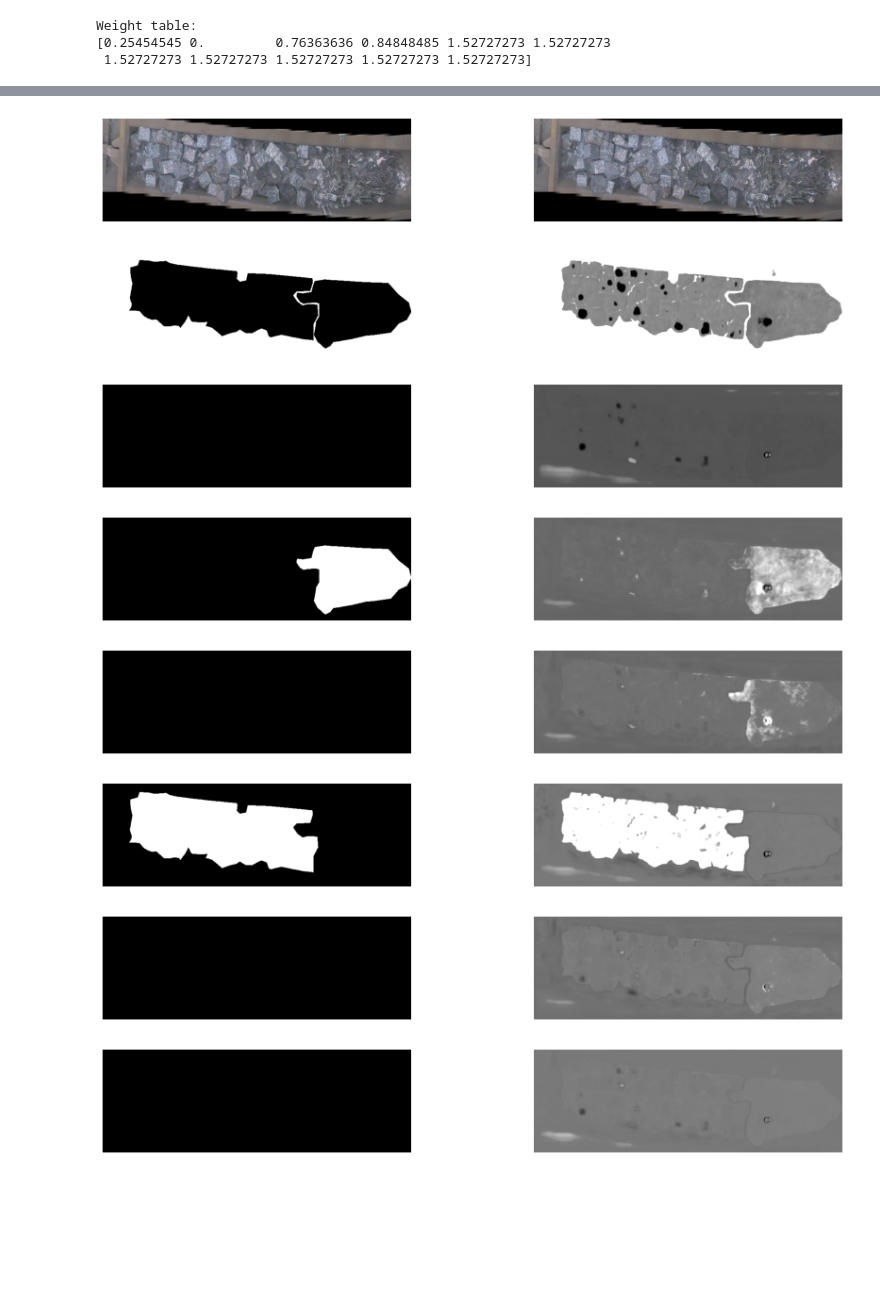
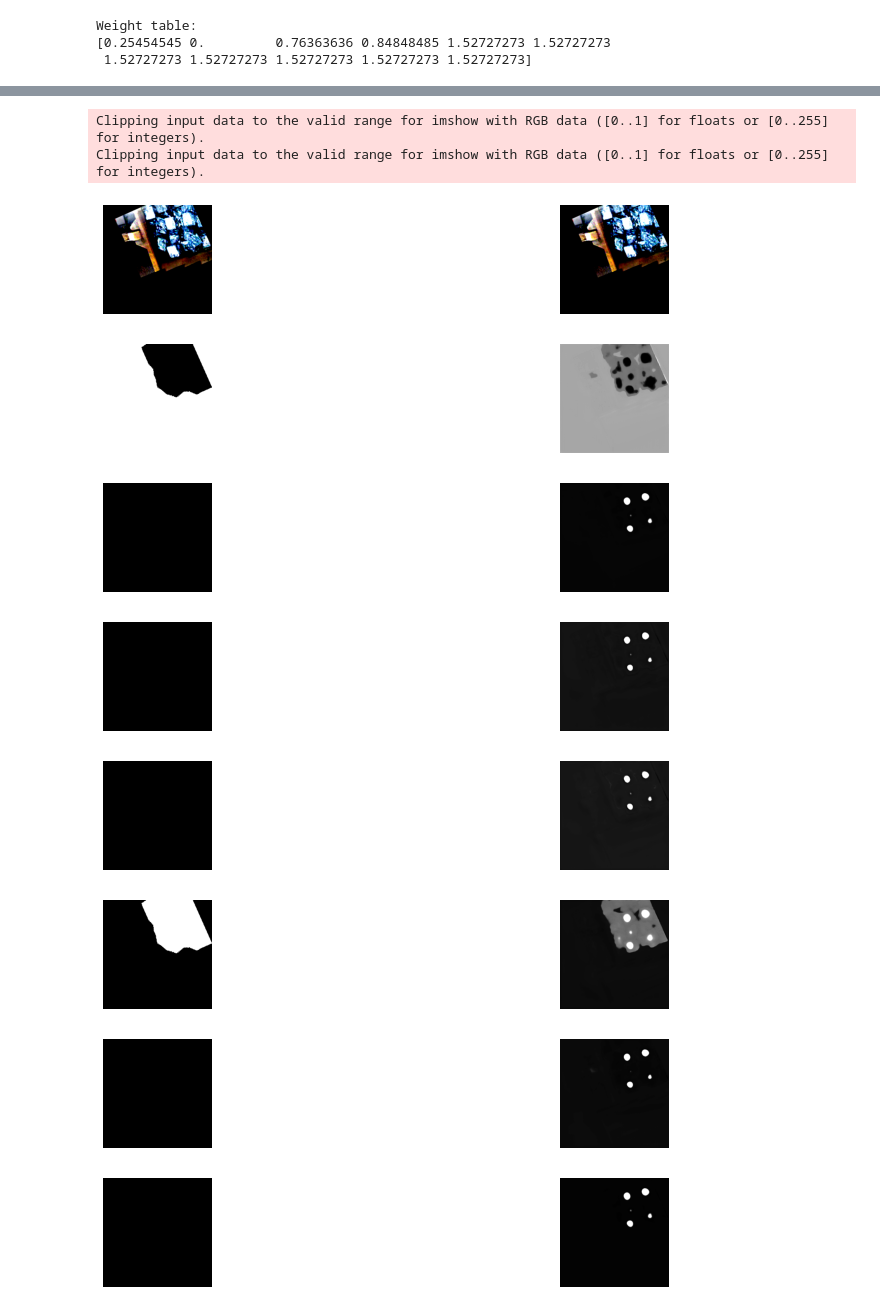
Before and after one commit to tunmustard/features_extractions, a Jupyter notebook: projects/scrapid/main_scrapid_768x256_t22_unet_sequence.ipynb, the cells around one changed output, grey strips where cells are left out. Drawn from its saved outputs; the diff is of its cells as text; code cells hidden in the pictures; blank space fills up the shorter version.

```diff
--- a/projects/scrapid/main_scrapid_768x256_t22_unet_sequence.ipynb
+++ b/projects/scrapid/main_scrapid_768x256_t22_unet_sequence.ipynb
@@ -214,11 +254,10 @@ getItemindex 0
 # %%
 ###ACTIVE CELL####
-#Model
-#Prepare model transfer-learned VGG16
-
+#Model transfer-learned VGG16
+#TODO: pack to the module
 K.clear_session()
-def unet(pretrained_weights = None,input_size = (256,256,3), full_train=False):
-    VGG16_weight = "../../models/vgg16_weights_tf_dim_ordering_tf_kernels_notop.h5"
+def unet(pretrained_weights = None,input_size = SETUP_MODEL_INPUT_SHAPE, full_train=False):
+    VGG16_weight = SETUP_PRETRAINED_MODELS_DIR + "vgg16_weights_tf_dim_ordering_tf_kernels_notop.h5"
     VGG16 = tf.keras.applications.VGG16(include_top=False, weights=VGG16_weight, input_shape=input_size)
     last_layer = VGG16.output
     for layer in VGG16.layers:
@@ -281,7 +320,7 @@ def unet(pretrained_weights = None,input_size = (256,256,3), full_train=False):
     model_ = tf.keras.layers.LeakyReLU(0.1)(model_)
     model_ = tf.keras.layers.BatchNormalization()(model_)
 
-    model_ = tf.keras.layers.Conv2D(11,(3,3),strides=(1, 1),padding='same')(model_)
+    model_ = tf.keras.layers.Conv2D(SETUP_NUM_OF_CLASSES,(3,3),strides=(1, 1),padding='same')(model_)
     model_ = tf.keras.layers.LeakyReLU(0.1)(model_)
     model_ = tf.keras.layers.BatchNormalization()(model_)
     #model_ = tf.keras.layers.Softmax()(model_)
@@ -385,7 +401,9 @@ ________________________________________________________________________________
 # %%
 ####ACTIVE CELL#####
-###Continue model training
+#Compiling the model
 model = unet()
-model.load_weights('../../models/scrapid_11c_256x256_120_1_unet_acc_cpu')
+if os.path.isfile(save_model + '.index') :
+    print('Found pretrained data in', save_model)
+    model.load_weights(save_model)
 model.summary()
 # %% [output]
@@ -409,4 +427,4 @@ ________________________________________________________________________________
 # %%
 ####ACTIVE CELL#####
 #Initialise checkpointer
-checkpointer = tf.keras.callbacks.ModelCheckpoint('../../models/scrapid_11c_256x256_120_1_unet_vgg16.h5', verbose=1, mode='auto', monitor='loss',save_best_only=True)
+checkpointer = tf.keras.callbacks.ModelCheckpoint(model_checkpoint, verbose=1, mode='auto', monitor='loss', save_best_only=True)
@@ -419,4 +431,4 @@ getItemindex 0
 # %%
 ####ACTIVE CELL#####
-model.fit(data, batch_size=batch_size, epochs=2, steps_per_epoch = 3, callbacks=[checkpointer],shuffle=False)
+model.fit(data, batch_size=batch_size, epochs=epochs, steps_per_epoch = steps_per_epoch, callbacks=[checkpointer], shuffle=shuffle)
 # %% [output]
@@ -468,20 +442,34 @@ ________________________________________________________________________________
 # %%
-def show_predict(x,x_orig,y_orig, number):
-    y_pred = model(x[number].reshape(-1,pic_h,pic_w,pic_ch)).numpy()
+###ANALYSE CELL####
+#Helpful function
+#Show prediction result over the image
+batch_num = 0
+num_in_batch = 1
+x_, y_ = data.__getitem__(0)
+
+def show_predict_one_by_class(x,x_orig,y_orig, model):
+    model_shape= np.array(model.input_shape)
+    model_shape[model_shape==None]=-1
+    x = x.reshape(model_shape)
+    x_orig = x_orig.reshape(model_shape)
+    x_shape = x.shape
+    y_pred = model(x).numpy()
     y_pred = (np.clip(((y_pred - y_pred.mean() + y_pred.std())/y_pred.std())*127, 0,255)).astype('int16')
-    dbug.show_images_list([x_orig[number],x_orig[number]], col_number = 2)
+
+    dbug.show_images_list(np.concatenate([x,x_orig], axis=0), col_number = 2)
     for c in range(y_orig.shape[-1]):
-        dbug.show_images_list([y_orig[number,...,c].reshape(pic_h,pic_w,1), y_pred[...,c].reshape(pic_h,pic_w,1)], col_number = 2)
+        dbug.show_images_list([y_orig[...,c].reshape(x_shape[1],x_shape[2],1), y_pred[...,c].reshape(x_shape[1],x_shape[2],1)], col_number = 2)
 
 
-numm = 0
-show_predict(xs_test,x_test,y_test, numm)
+show_predict_one_by_class(x_[num_in_batch],x_[num_in_batch],y_[num_in_batch],model)
 # %% [output]
+Clipping input data to the valid range for imshow with RGB data ([0..1] for floats or [0..255] for integers).
+Clipping input data to the valid range for imshow with RGB data ([0..1] for floats or [0..255] for integers).
-[figure, old version]
+[figure, new version]
-[figure, old version]
+[figure, new version]
-[figure, old version]
+[figure, new version]
-[figure, old version]
+[figure, new version]
-[figure, old version]
+[figure, new version]
-[figure, old version]
+[figure, new version]
-[figure, old version]
+[figure, new version]
-[figure, old version]
+[figure, new version]
```
Also changed, not shown: parts of 19 cells of this notebook, 6 other files.
